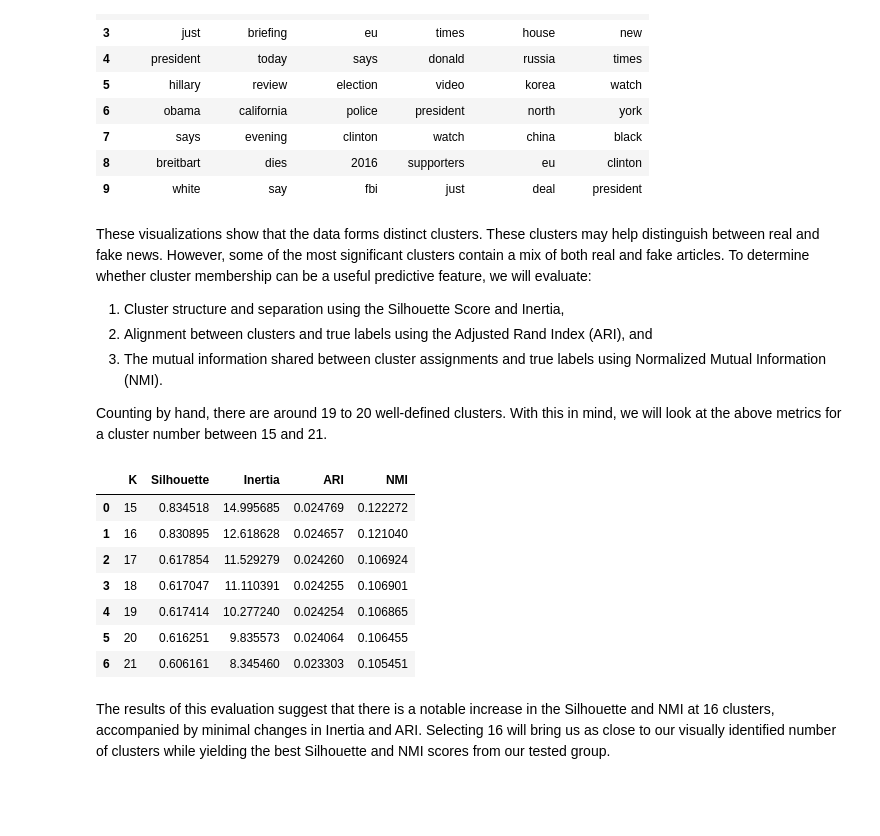
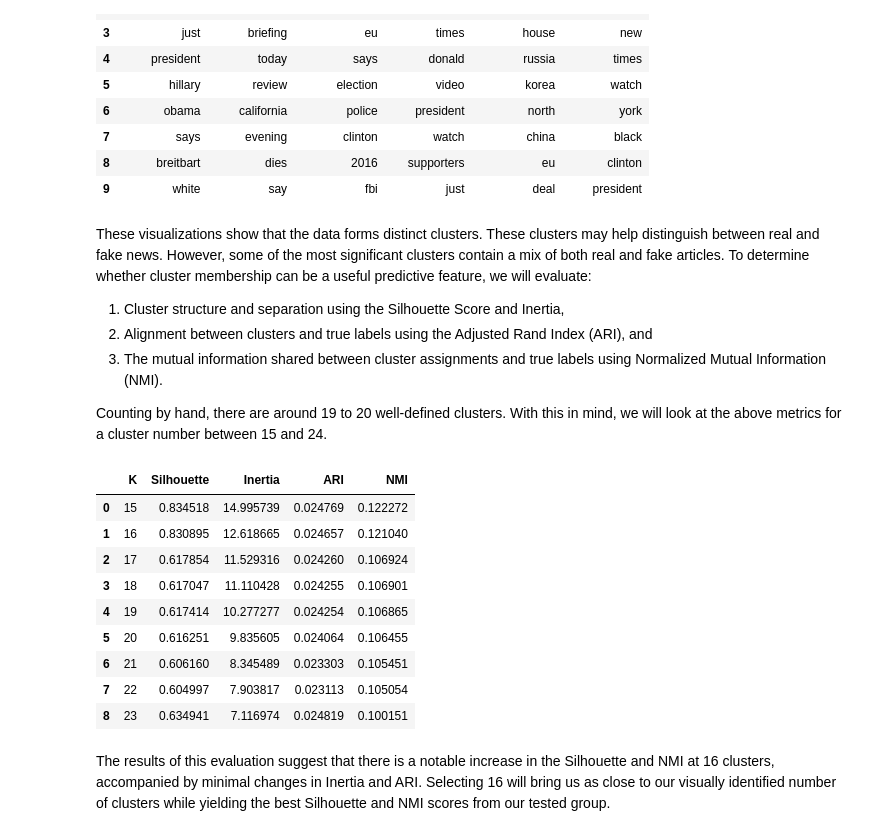
Before and after one commit to link1226/CAP4770-Project, a Jupyter notebook: notebooks/JoesNotebook.ipynb, the cells around one changed output. Drawn from its saved outputs; the diff is of its cells as text; code cells hidden in the pictures; blank space fills up the shorter version.

```diff
--- a/notebooks/JoesNotebook.ipynb
+++ b/notebooks/JoesNotebook.ipynb
@@ -451,19 +452,21 @@ These visualizations show that the data forms distinct clusters. These clusters
 2. Alignment between clusters and true labels using the Adjusted Rand Index (ARI), and
 3. The mutual information shared between cluster assignments and true labels using Normalized Mutual Information (NMI).
 
-Counting by hand, there are around 19 to 20 well-defined clusters. With this in mind, we will look at the above metrics for a cluster number between 15 and 21.
+Counting by hand, there are around 19 to 20 well-defined clusters. With this in mind, we will look at the above metrics for a cluster number between 15 and 24.
 # %%
 # Find Optimal Number of Clusters
-evaluate_clustering_model(x_pca, labels_sample, range(15, 22))
+evaluate_clustering_model(x_pca, labels_sample, range(15, 24))
 # %% [output]
 |  | K | Silhouette | Inertia | ARI | NMI |
-| 0 | 15 | 0.834518 | 14.995685 | 0.024769 | 0.122272 |
-| 1 | 16 | 0.830895 | 12.618628 | 0.024657 | 0.121040 |
-| 2 | 17 | 0.617854 | 11.529279 | 0.024260 | 0.106924 |
-| 3 | 18 | 0.617047 | 11.110391 | 0.024255 | 0.106901 |
-| 4 | 19 | 0.617414 | 10.277240 | 0.024254 | 0.106865 |
-| 5 | 20 | 0.616251 | 9.835573 | 0.024064 | 0.106455 |
-| 6 | 21 | 0.606161 | 8.345460 | 0.023303 | 0.105451 |
+| 0 | 15 | 0.834518 | 14.995739 | 0.024769 | 0.122272 |
+| 1 | 16 | 0.830895 | 12.618665 | 0.024657 | 0.121040 |
+| 2 | 17 | 0.617854 | 11.529316 | 0.024260 | 0.106924 |
+| 3 | 18 | 0.617047 | 11.110428 | 0.024255 | 0.106901 |
+| 4 | 19 | 0.617414 | 10.277277 | 0.024254 | 0.106865 |
+| 5 | 20 | 0.616251 | 9.835605 | 0.024064 | 0.106455 |
+| 6 | 21 | 0.606160 | 8.345489 | 0.023303 | 0.105451 |
+| 7 | 22 | 0.604997 | 7.903817 | 0.023113 | 0.105054 |
+| 8 | 23 | 0.634941 | 7.116974 | 0.024819 | 0.100151 |
 # %% [markdown]
 The results of this evaluation suggest that there is a notable increase in the Silhouette and NMI at 16 clusters, accompanied by minimal changes in Inertia and ARI. Selecting 16 will bring us as close to our visually identified number of clusters while yielding the best Silhouette and NMI scores from our tested group.
 # %%
```
Also changed, not shown: parts of 15 cells of this notebook.
